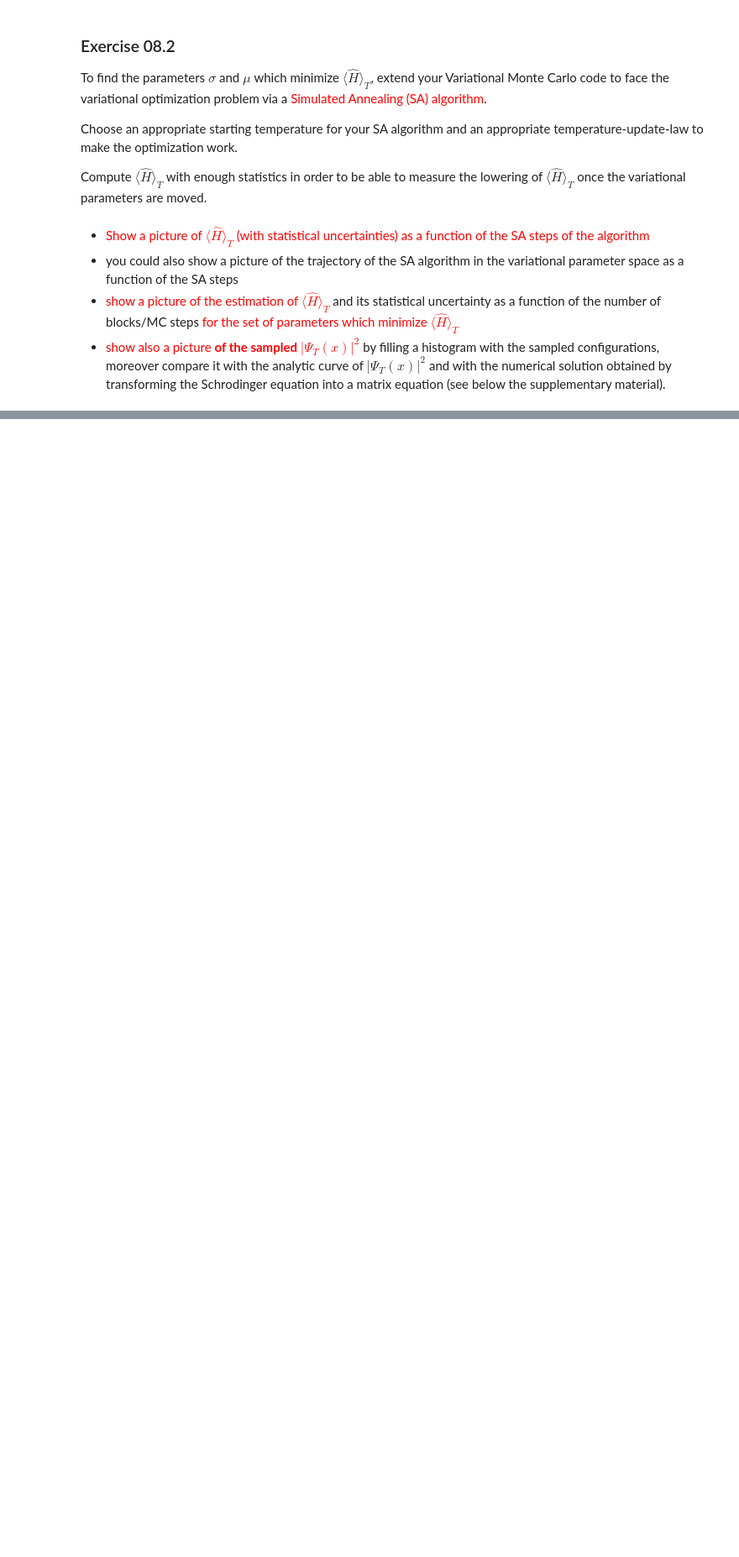
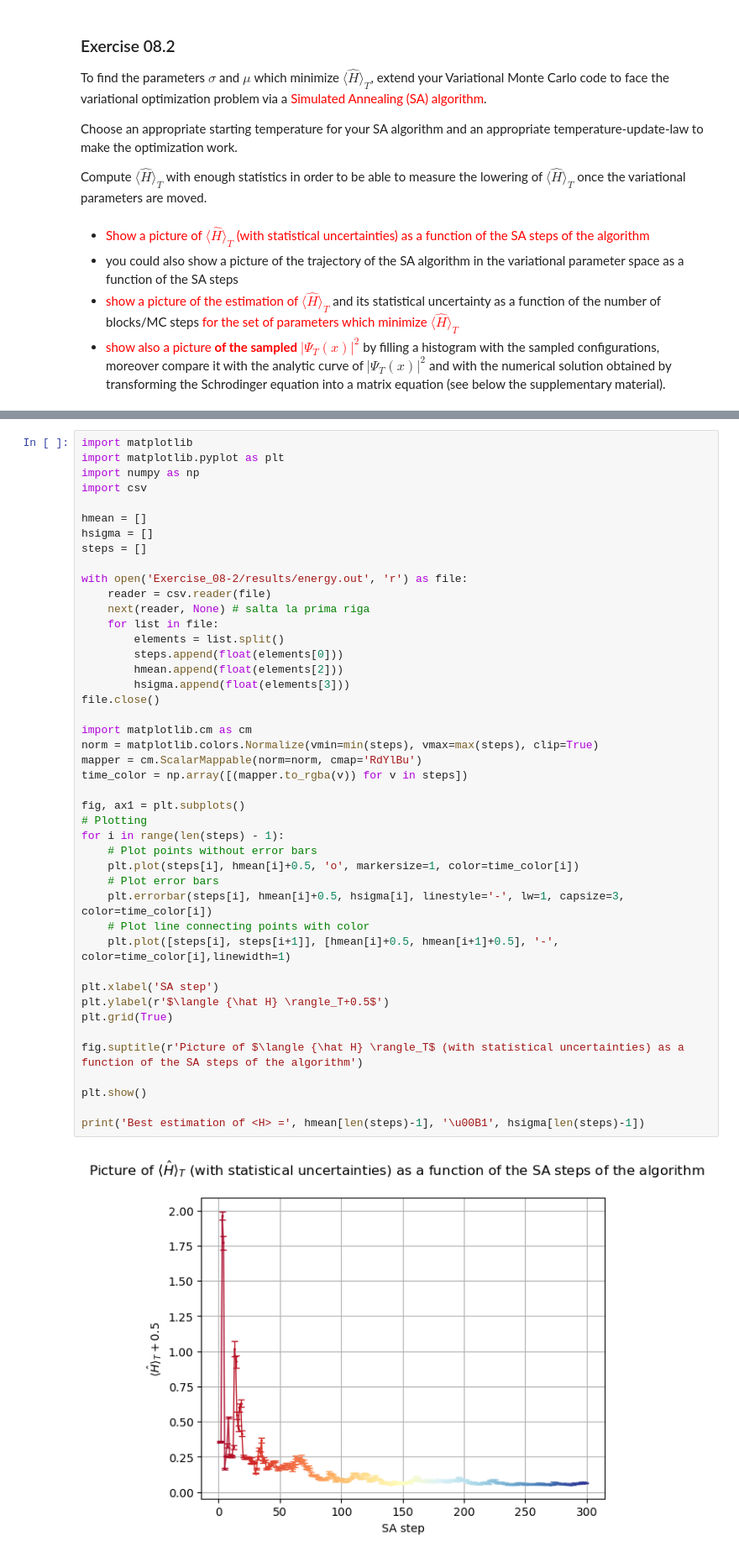
Before and after one commit to edoiannu/LSN_Exercises_Iannucci, a Jupyter notebook: Exercises_08/LSN_Exercises_08.ipynb, the cells around one changed output, grey strips where cells are left out. Shown at 84% size. Cells and saved outputs as stored; diff of their text form; blank space fills up the shorter version.

```diff
--- a/Exercises_08/LSN_Exercises_08.ipynb
+++ b/Exercises_08/LSN_Exercises_08.ipynb
@@ -121,0 +64,46 @@ plt.show()
+# %%
+import matplotlib
+import matplotlib.pyplot as plt
+import numpy as np
+import csv
+
+hmean = []
+hsigma = []
+steps = []
+
+with open('Exercise_08-2/results/energy.out', 'r') as file:
+    reader = csv.reader(file)
+    next(reader, None) # salta la prima riga
+    for list in file:
+        elements = list.split()
+        steps.append(float(elements[0]))
+        hmean.append(float(elements[2]))
+        hsigma.append(float(elements[3]))
+file.close()
+
+import matplotlib.cm as cm
+norm = matplotlib.colors.Normalize(vmin=min(steps), vmax=max(steps), clip=True)
+mapper = cm.ScalarMappable(norm=norm, cmap='RdYlBu')
+time_color = np.array([(mapper.to_rgba(v)) for v in steps])
+
+fig, ax1 = plt.subplots()
+# Plotting
+for i in range(len(steps) - 1):
+    # Plot points without error bars
+    plt.plot(steps[i], hmean[i]+0.5, 'o', markersize=1, color=time_color[i])
+    # Plot error bars
+    plt.errorbar(steps[i], hmean[i]+0.5, hsigma[i], linestyle='-', lw=1, capsize=3, color=time_color[i])
+    # Plot line connecting points with color
+    plt.plot([steps[i], steps[i+1]], [hmean[i]+0.5, hmean[i+1]+0.5], '-', color=time_color[i],linewidth=1)
+
+plt.xlabel('SA step')
+plt.ylabel(r'$\langle {\hat H} \rangle_T+0.5$')
+plt.grid(True)
+
+fig.suptitle(r'Picture of $\langle {\hat H} \rangle_T$ (with statistical uncertainties) as a function of the SA steps of the algorithm')
+
+plt.show()
+
+print('Best estimation of <H> =', hmean[len(steps)-1], '\u00B1', hsigma[len(steps)-1])
+# %% [output]
+[figure, added]
```
Also changed, not shown: parts of 9 cells of this notebook, 9 other files.
